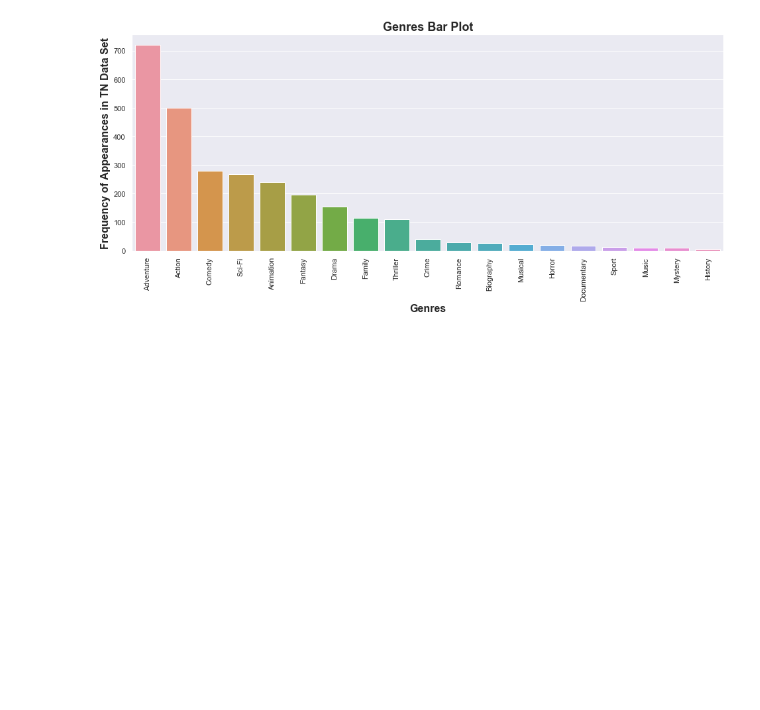
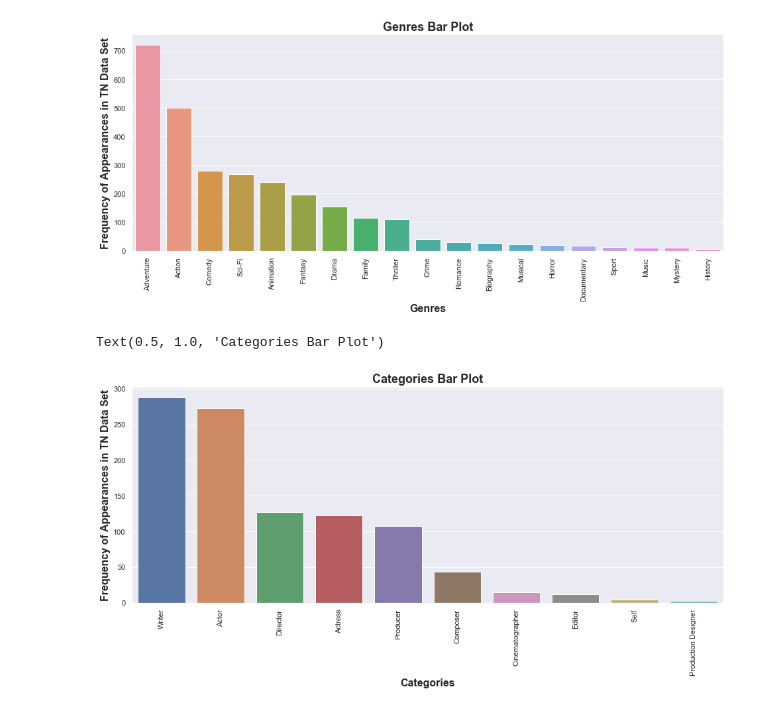
Before and after one commit to MFAP9/module1project, a Jupyter notebook: Project 1.ipynb, the cells around one changed output. Cells and saved outputs as stored; diff of their text form; code cells hidden in the pictures; blank space fills up the shorter version.

```diff
--- a/Project 1.ipynb
+++ b/Project 1.ipynb
@@ -567,6 +567,10 @@ production_designer      3
 self                     5
 writer                 288
 dtype: int64
+# %%
+#created lists of categories and number of category appearances from tn dataset to show frequency of how many times these categories appeared
+tncategorylist = ['Writer', 'Actor', 'Director', 'Actress', 'Producer', 'Composer', 'Cinematographer', 'Editor', 'Self', 'Production Designer']
+tncategoryappslist = [288, 273, 127, 123, 108, 44, 15, 12, 5, 3]
 # %%
 #created dataset of names of cast
 tnnames = tnfinal.groupby(['primary_name', 'category']).size()
@@ -725,10 +732,13 @@ plt.title('Genres Bar Plot', fontsize=18, fontweight='bold')
 Text(0.5, 1.0, 'Genres Bar Plot')
 [figure]
 # %%
-#Plots of Top 100 Profit and Budget Means
+#Categories Bar Plot
 plt.figure(figsize=(16,6))
-ax = sns.barplot(x=tngenreslist, y=tngenresappslist)
+ax = sns.barplot(x=tncategorylist, y=tncategoryappslist)
 plt.xticks(rotation=90)
-plt.xlabel('Genres', fontsize=16, fontweight='bold')
+plt.xlabel('Categories', fontsize=16, fontweight='bold')
 plt.ylabel('Frequency of Appearances in TN Data Set', fontsize=16, fontweight='bold')
-plt.title('Genres Bar Plot', fontsize=18, fontweight='bold')
+plt.title('Categories Bar Plot', fontsize=18, fontweight='bold')
+# %% [output]
+Text(0.5, 1.0, 'Categories Bar Plot')
+[figure, added]
```
Also changed, not shown: parts of 8 cells of this notebook.
